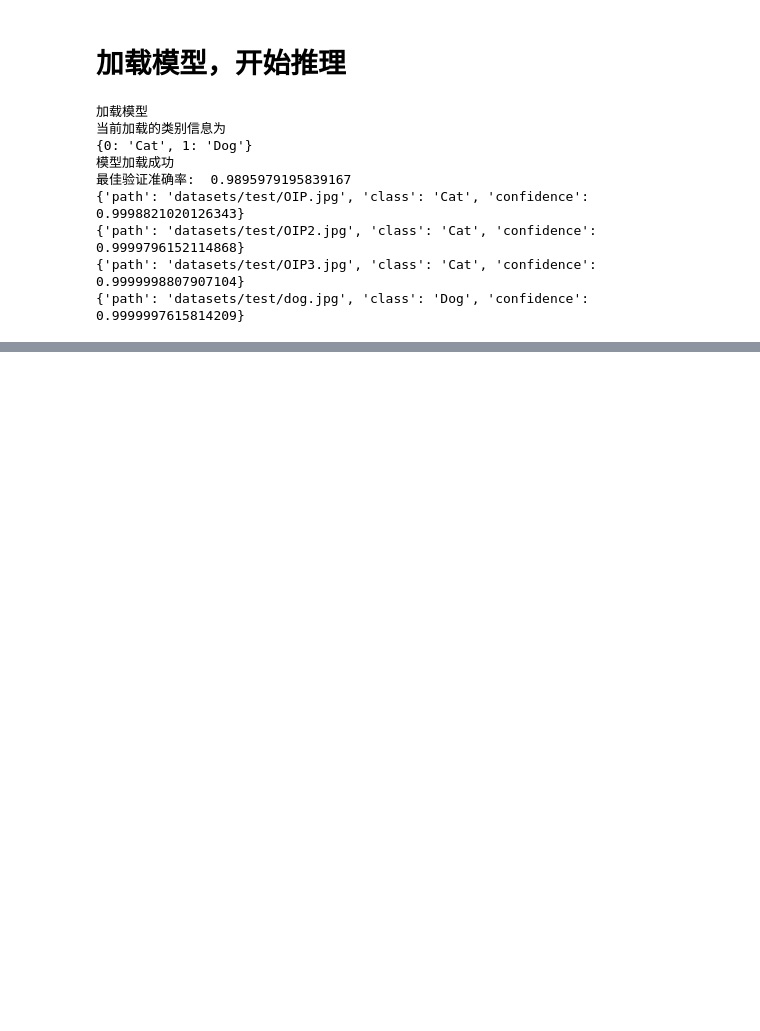
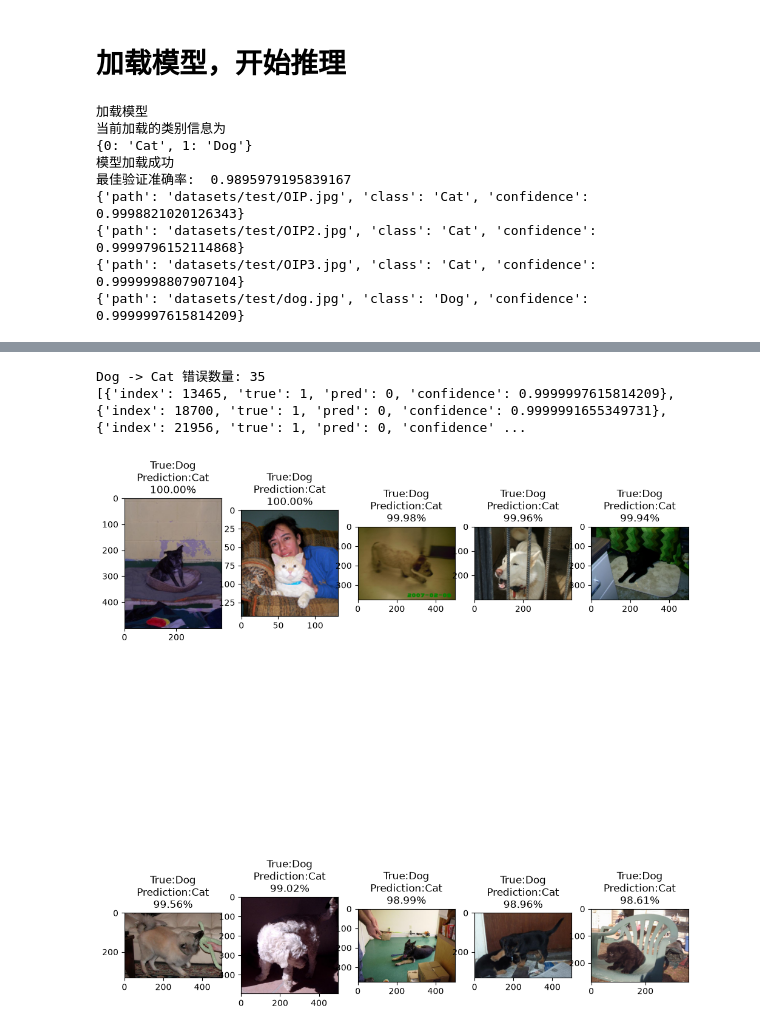
Before and after one commit to zpskt/ML-learning, a Jupyter notebook: kaggle/cat_dog/cat_dog.ipynb, the cells around one changed output, grey strips where cells are left out. Drawn from its saved outputs; the diff is of its cells as text; code cells hidden in the pictures; blank space fills up the shorter version.

```diff
--- a/kaggle/cat_dog/cat_dog.ipynb
+++ b/kaggle/cat_dog/cat_dog.ipynb
@@ -526,0 +1065,37 @@ for result in results:
+# %%
+dog_to_cat = [
+    sample
+    for sample in wrong_samples
+    if sample["true"] == full_dataset.class_to_idx["Dog"]
+    and sample["pred"] == full_dataset.class_to_idx["Cat"]
+]
+
+print("Dog -> Cat 错误数量:", len(dog_to_cat))
+dog_to_cat = sorted(
+    dog_to_cat,
+    key=lambda x: x["confidence"],
+    reverse=True
+)
+print(dog_to_cat[:10])
+# 打印图片
+from matplotlib import pyplot as plt
+cows = 5
+rows =2
+fig, axes = plt.subplots(rows,cows,figsize = (12,15))
+axes = axes.flatten()
+for ax ,sample in zip(axes, dog_to_cat):
+    image,label = full_dataset[sample["index"]]
+    ax.imshow(image)
+    true_class = full_dataset.classes[sample["true"]]
+    pred_class = full_dataset.classes[sample["pred"]]
+    confidence = sample["confidence"]
+
+    ax.set_title(
+        f'True:{true_class}\n'
+        f'Prediction:{pred_class}\n'
+        f'{confidence:.2%}'
+    )
+# %% [output]
+Dog -> Cat 错误数量: 35
+[{'index': 13465, 'true': 1, 'pred': 0, 'confidence': 0.9999997615814209}, {'index': 18700, 'true': 1, 'pred': 0, 'confidence': 0.9999991655349731}, {'index': 21956, 'true': 1, 'pred': 0, 'confidence' ...
+[figure, added]
```
Also changed, not shown: parts of 29 cells of this notebook.
